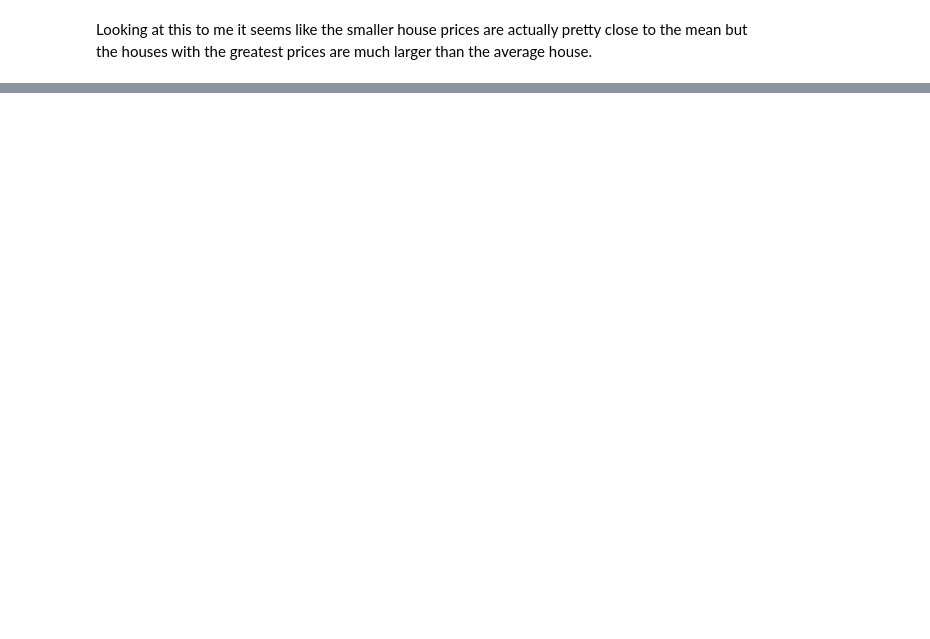
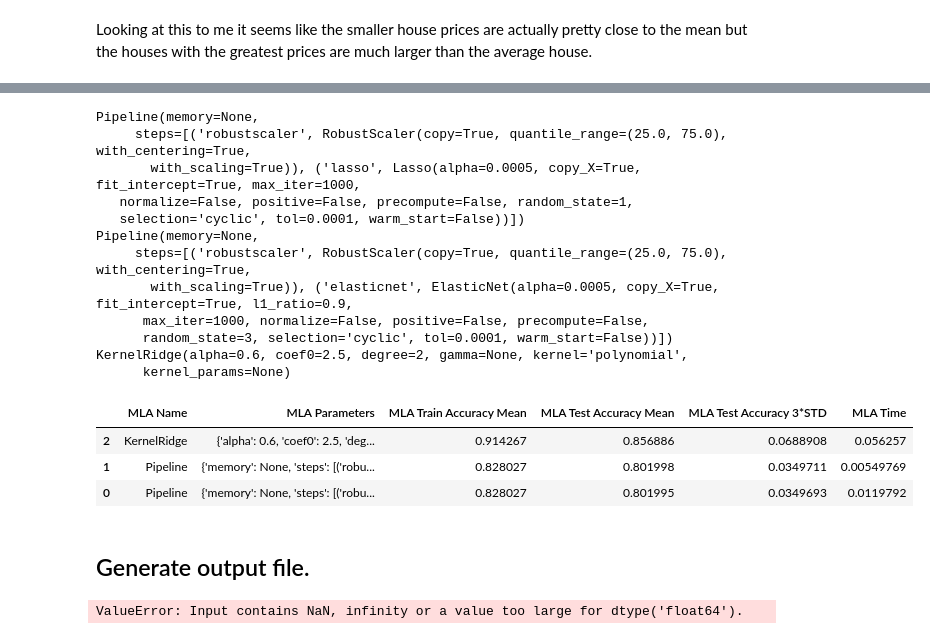
Before and after one commit to D-H/MachineLearningNotes, a Jupyter notebook: Exercises_Kaggle/HousePrices/HousePrices_Submission.ipynb, the cells around one changed output, grey strips where cells are left out. Drawn from its saved outputs; the diff is of its cells as text; code cells hidden in the pictures; blank space fills up the shorter version.

```diff
--- a/Exercises_Kaggle/HousePrices/HousePrices_Submission.ipynb
+++ b/Exercises_Kaggle/HousePrices/HousePrices_Submission.ipynb
@@ -694,0 +782,64 @@ Looking at this to me it seems like the smaller house prices are actually pretty
+# %%
+#index through MLA and save performance to table
+row_index = 0
+for alg in MLA:
+    print(alg)
+
+    #set name and parameters
+    MLA_name = alg.__class__.__name__
+    MLA_compare.loc[row_index, 'MLA Name'] = MLA_name
+    MLA_compare.loc[row_index, 'MLA Parameters'] = str(alg.get_params())
+
+    #score model with cross validation: http://scikit-learn.org/stable/modules/generated/sklearn.model_selection.cross_validate.html#sklearn.model_selection.cross_validate
+    cv_results = model_selection.cross_validate(alg, train, MLA_predict, cv  = cv_split)
+
+    MLA_compare.loc[row_index, 'MLA Time'] = cv_results['fit_time'].mean()
+    MLA_compare.loc[row_index, 'MLA Train Accuracy Mean'] = cv_results['train_score'].mean()
+    MLA_compare.loc[row_index, 'MLA Test Accuracy Mean'] = cv_results['test_score'].mean()
+    #if this is a non-bias random sample, then +/-3 standard deviations (std) from the mean, should statistically capture 99.7% of the subsets
+    MLA_compare.loc[row_index, 'MLA Test Accuracy 3*STD'] = cv_results['test_score'].std()*3   #let's know the worst that can happen!
+
+
+    #save MLA predictions - see section 6 for usage
+    alg.fit(train, MLA_predict)
+    #MLA_compare[MLA_name] = alg.predict(train)
+
+    row_index+=1
+
+
+#print and sort table: https://pandas.pydata.org/pandas-docs/stable/generated/pandas.DataFrame.sort_values.html
+MLA_compare.sort_values(by = ['MLA Test Accuracy Mean'], ascending = False, inplace = True)
+MLA_compare
+#MLA_predict
+# %% [output]
+Pipeline(memory=None,
+     steps=[('robustscaler', RobustScaler(copy=True, quantile_range=(25.0, 75.0), with_centering=True,
+       with_scaling=True)), ('lasso', Lasso(alpha=0.0005, copy_X=True, fit_intercept=True, max_iter=1000,
+   normalize=False, positive=False, precompute=False, random_state=1,
+   selection='cyclic', tol=0.0001, warm_start=False))])
+Pipeline(memory=None,
+     steps=[('robustscaler', RobustScaler(copy=True, quantile_range=(25.0, 75.0), with_centering=True,
+       with_scaling=True)), ('elasticnet', ElasticNet(alpha=0.0005, copy_X=True, fit_intercept=True, l1_ratio=0.9,
+      max_iter=1000, normalize=False, positive=False, precompute=False,
+      random_state=3, selection='cyclic', tol=0.0001, warm_start=False))])
+KernelRidge(alpha=0.6, coef0=2.5, degree=2, gamma=None, kernel='polynomial',
+      kernel_params=None)
+|  | MLA Name | MLA Parameters | MLA Train Accuracy Mean | MLA Test Accuracy Mean | MLA Test Accuracy 3*STD | MLA Time |
+| 2 | KernelRidge | {'alpha': 0.6, 'coef0': 2.5, 'deg... | 0.914267 | 0.856886 | 0.0688908 | 0.056257 |
+| 1 | Pipeline | {'memory': None, 'steps': [('robu... | 0.828027 | 0.801998 | 0.0349711 | 0.00549769 |
+| 0 | Pipeline | {'memory': None, 'steps': [('robu... | 0.828027 | 0.801995 | 0.0349693 | 0.0119792 |
+# %% [markdown]
+## Generate output file.
+# %%
+y_pred = KRR.predict(datasets[1])
+
+submit_data = pd.read_csv("test.csv")
+
+submission = pd.DataFrame({
+    "Id": submit_data["Id"],
+    "SalePrice": y_pred
+})
+
+submission.to_csv('submission.csv', index=False)
+# %% [output]
+ValueError: Input contains NaN, infinity or a value too large for dtype('float64').
```
Also changed, not shown: parts of 32 cells of this notebook, 6 other files.
